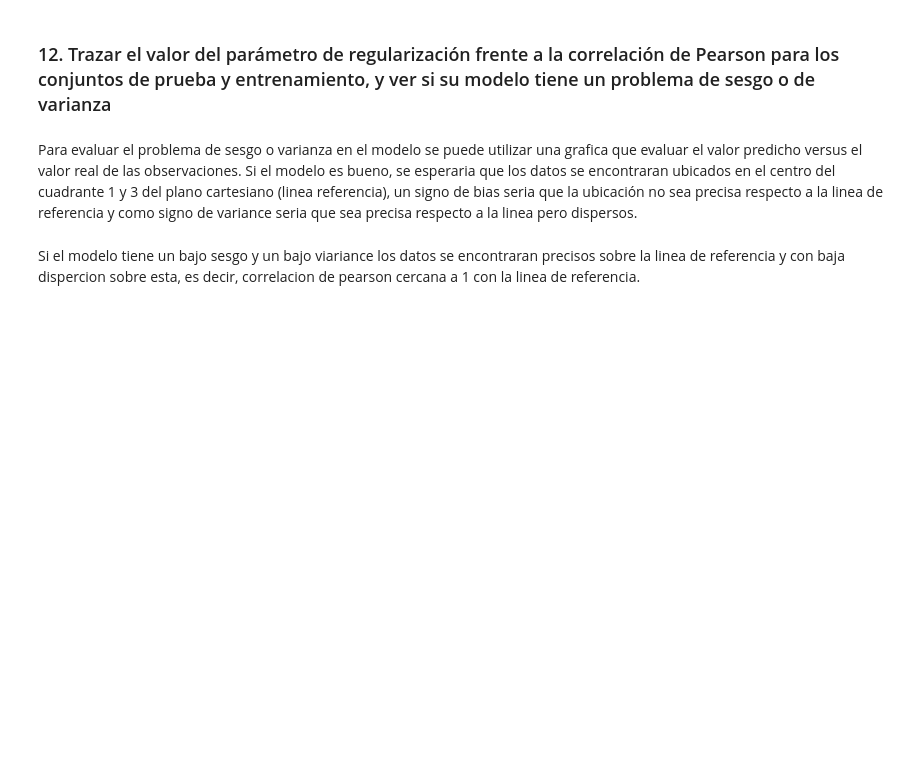
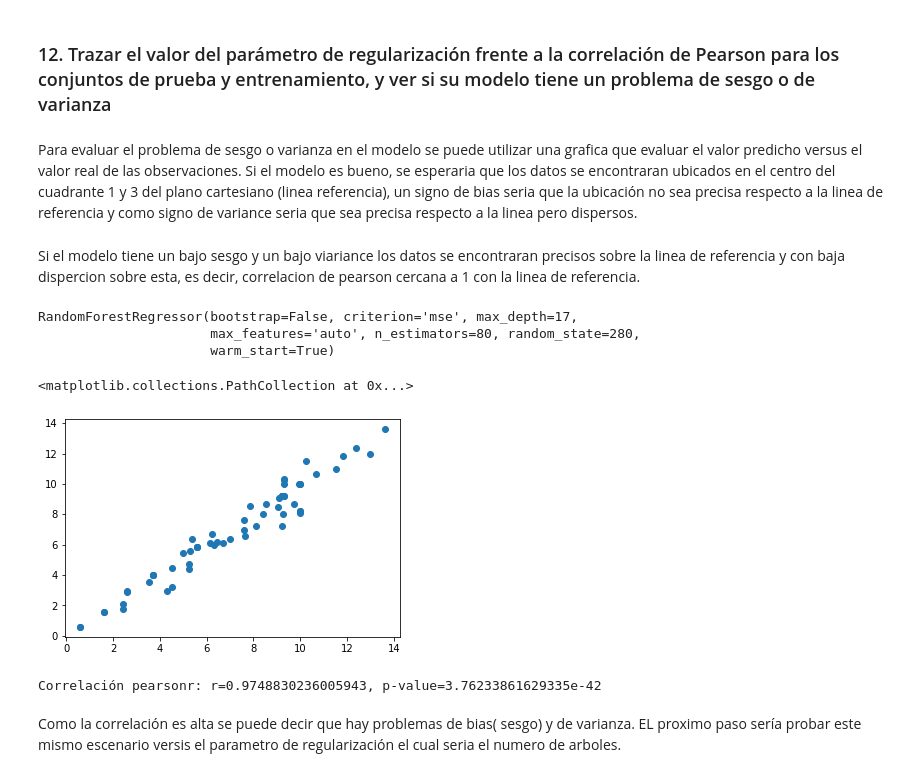
Before and after one commit to kvnpalm/tusdatos, a Jupyter notebook: Prueba_tecnica.ipynb, the cells around one changed output. Saved outputs shown, nothing was run; the diff lists cells and outputs as text; code cells hidden in the pictures; blank space fills up the shorter version.

```diff
--- a/Prueba_tecnica.ipynb
+++ b/Prueba_tecnica.ipynb
@@ -585,3 +585,21 @@ Como parametro de regularización podriamos establecer el numero de arboles (n_e
 Para evaluar el problema de sesgo o varianza en el modelo se puede utilizar una grafica que evaluar el valor predicho versus el valor real de las observaciones. Si el modelo es bueno, se esperaria que los datos se encontraran ubicados en el centro del cuadrante 1 y 3 del plano cartesiano (linea referencia), un signo de bias seria que la ubicación no sea precisa respecto a la linea de referencia y como signo de variance seria que sea precisa respecto a la linea pero dispersos.
 # %% [markdown]
 Si el modelo tiene un bajo sesgo y un bajo viariance los datos se encontraran precisos sobre la linea de referencia y con baja dispercion sobre esta, es decir, correlacion de pearson cercana a 1 con la linea de referencia.
+# %%
+clf_rf.fit(train_x, train_y)
+# %% [output]
+RandomForestRegressor(bootstrap=False, criterion='mse', max_depth=17,
+                      max_features='auto', n_estimators=80, random_state=280,
+                      warm_start=True)
+# %%
+plt.scatter(clf_rf.predict(test_x), test_y)
+# %% [output]
+<matplotlib.collections.PathCollection at 0x...>
+[figure, added]
+# %%
+r, p = stats.pearsonr(clf_rf.predict(test_x), test_y)
+print(f"Correlación pearsonr: r={r}, p-value={p}")
+# %% [output]
+Correlación pearsonr: r=0.9748830236005943, p-value=3.76233861629335e-42
+# %% [markdown]
+Como la correlación es alta se puede decir que hay problemas de bias( sesgo) y de varianza. EL proximo paso sería probar este mismo escenario versis el parametro de regularización el cual seria el numero de arboles.
```
